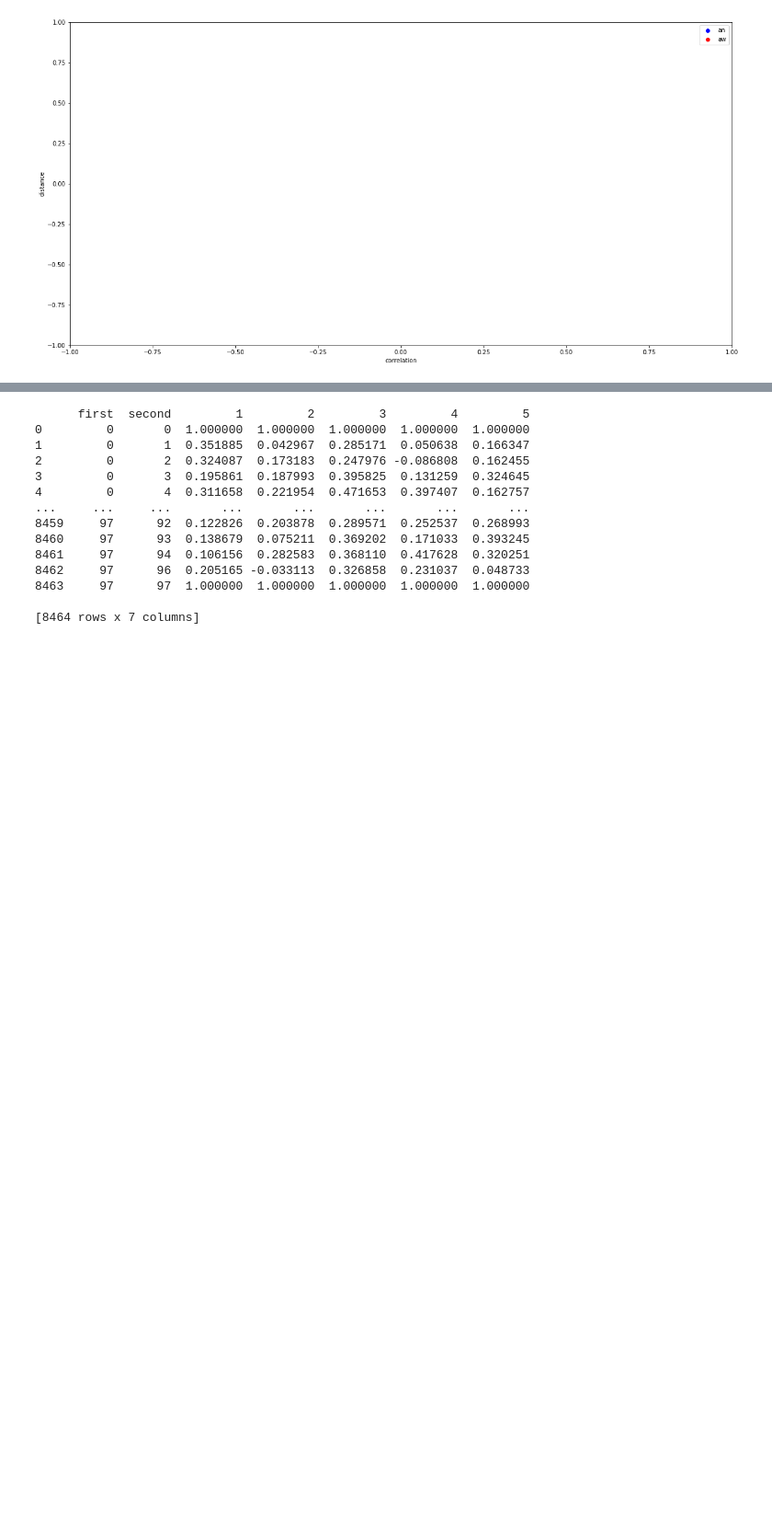
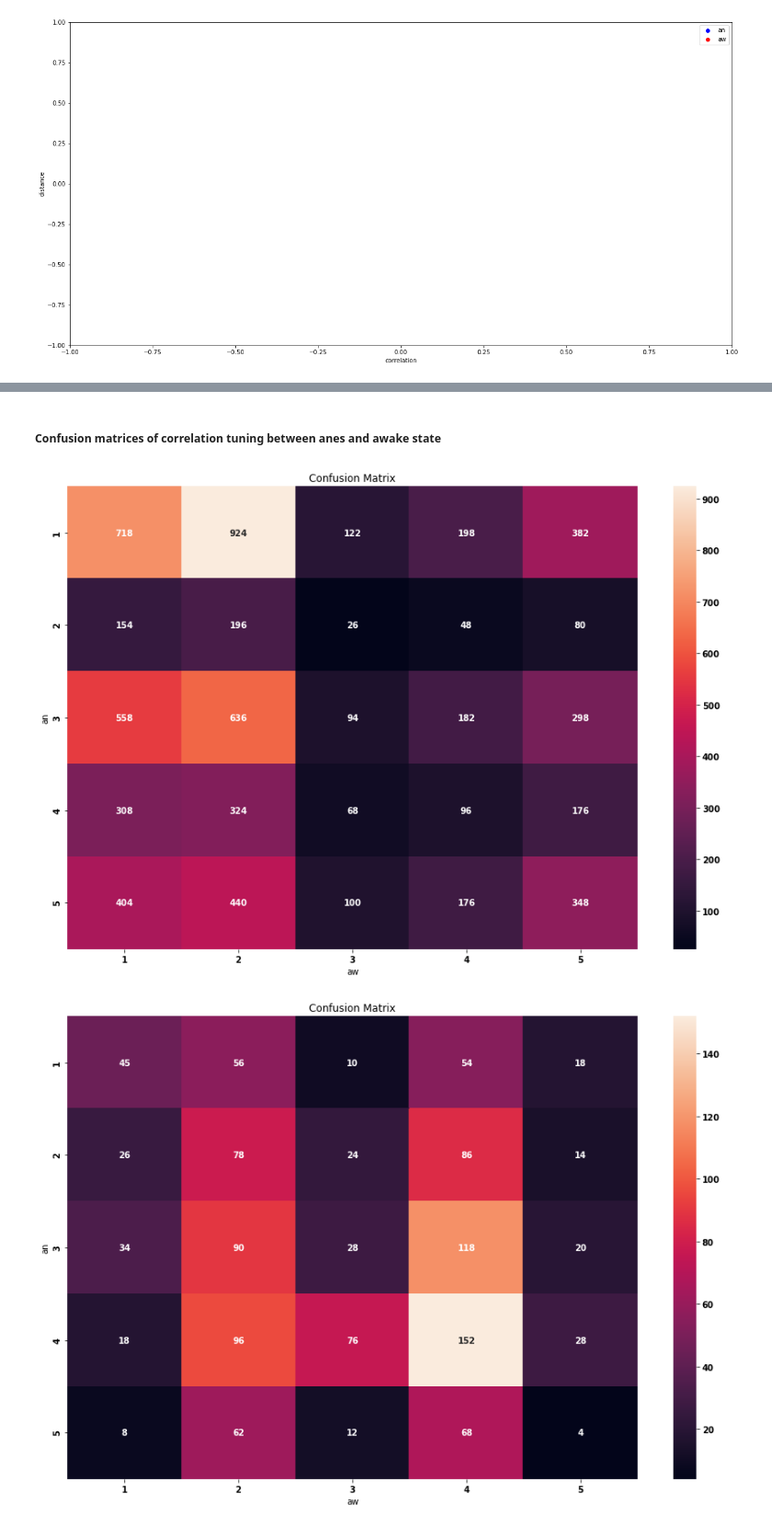
Before and after one commit to nedeljkovicmajaa/LMU_neuroscience, a Jupyter notebook: noise_correlation.ipynb, the cells around one changed output, grey strips where cells are left out. Shown at 92% size. Drawn from its saved outputs; the diff is of its cells as text; code cells hidden in the pictures; blank space fills up the shorter version.

Commit message:
nedeljkovicmajaa
matrices of confusion

```diff
--- a/noise_correlation.ipynb
+++ b/noise_correlation.ipynb
@@ -17,14 +18,14 @@ from cmath import nan
 # %% [markdown]
 ##### Loading .mat files - respPeak = peak of ind, allROIPositions
 # %%
-mat_load = sio.loadmat('C:/Users/m.nedeljkovic/Desktop/respPeak.mat')['x']
-roi_load = sio.loadmat('C:/Users/m.nedeljkovic/Desktop/allROIPositions.mat')['allROIPositions']
-list1 = sio.loadmat('C:/Users/m.nedeljkovic/Desktop/indicesSession1.mat')['indSess1']
-list2 = sio.loadmat('C:/Users/m.nedeljkovic/Desktop/List2.mat')['List2']
-list3 = sio.loadmat('C:/Users/m.nedeljkovic/Desktop/List3.mat')['List3']
-list4 = sio.loadmat('C:/Users/m.nedeljkovic/Desktop/List4.mat')['List4']
+mat_load = sio.loadmat('C:/Users/Zephyrus/Desktop/respPeak.mat')['x']
+roi_load = sio.loadmat('C:/Users/Zephyrus/Desktop/allROIPositions.mat')['allROIPositions']
+list1 = sio.loadmat('C:/Users/Zephyrus/Desktop/indicesSession1.mat')['indSess1']
+list2 = sio.loadmat('C:/Users/Zephyrus/Desktop/List2.mat')['List2']
+list3 = sio.loadmat('C:/Users/Zephyrus/Desktop/List3.mat')['List3']
+list4 = sio.loadmat('C:/Users/Zephyrus/Desktop/List4.mat')['List4']
 lista = [[k[0] for k in list1], [k[0] for k in list2], [k[0] for k in list3], [k[0] for k in list4]]
-ind_load = sio.loadmat('C:/Users/m.nedeljkovic/Desktop/blFinalHit.mat')['blFinalHit']
+ind_load = sio.loadmat('C:/Users/Zephyrus/Desktop/blFinalHit.mat')['blFinalHit']
 # %% [markdown]
 ##### General functions
 # %%
@@ -484 +483,3 @@ for trial in range(1,len(index)):
+# %% [markdown]
+##### Confusion matrices of correlation tuning between anes and awake state
 # %%
@@ -489,54 +490,76 @@ tune4 = sio.loadmat('C:/Users/m.nedeljkovic/Desktop/tuneSpec4.mat')['tuneSpecifi
 tune = [tune1, tune2, tune3, tune4]
 # %%
 #lenghts of each trial
+import matplotlib
 index = [0, 118, 88, 100, 98, 109, 78, 121, 76, 113, 97, 112, 118]
+font = {'family' : 'normal',
+        'weight' : 'bold',
+        'size'   : 10}
+
+matplotlib.rc('font', **font)
+
 
 for trial in range(1,len(index)):
 
     index, dat_tr, dat_stan, dat_staw, ind_stan, ind_staw = divide_data(index, trial, mat_load, ind_load)
 
     for sesion in range(4):
 
         #choose session
         dat_sean = dat_stan[:, sesion, :, :]
         dat_seaw = dat_staw[:, sesion, :, :]
         ind_sean = ind_stan[:, sesion, :, :]
         ind_seaw = ind_staw[:, sesion, :, :]
 
-        all_speakers_corr = pd.DataFrame()
+        all_speakan_corr = pd.DataFrame()
+        all_speakaw_corr = pd.DataFrame()
 
         #make dict to convert to dataframe
         for num in range(0,5):
             dat_df_an, dat_df_aw = make_dict_one_speaker(index, trial, lista[sesion], dat_sean, dat_seaw, num, ind_sean, ind_seaw)
             #exclude the rows/columns which index is not in the other dataframe
-            #df_corr_an, df_corr_aw = exclude_nan(dat_df_an, dat_df_aw)
-            df_corr_an, df_corr_aw = dat_df_an.dropna(how='all', axis=1).dropna(how='all', axis=0), dat_df_aw.dropna(how='all', axis=1).dropna(how='all', axis=0)
+            df_corr_an, df_corr_aw = exclude_nan(dat_df_an, dat_df_aw)
+            #df_corr_an, df_corr_aw = dat_df_an.dropna(how='all', axis=1).dropna(how='all', axis=0), dat_df_aw.dropna(how='all', axis=1).dropna(how='all', axis=0)
+
             df1 = df_corr_an.stack().reset_index()
             #set column names
             df1.columns = ['first', 'second', num+1]
             if(num==0):
-                all_speakers_corr = df1
+                all_speakan_corr = df1
             else:
-                all_speakers_corr[num+1] = df1[num+1]
+                all_speakan_corr[num+1] = df1[num+1]
+
+            df2 = df_corr_aw.stack().reset_index()
+            #set column names
+            df2.columns = ['first', 'second', num+1]
+            if(num==0):
+                all_speakaw_corr = df2
+            else:
+                all_speakaw_corr[num+1] = df2[num+1]
+
+        m = all_speakan_corr[[1,2,3,4,5]].agg(['idxmax','max'], axis=1).mask(lambda x: x['max'].eq(0))
+        all_speakan_corr = all_speakan_corr.join(m, how='left')
+
+        m = all_speakaw_corr[[1,2,3,4,5]].agg(['idxmax','max'], axis=1).mask(lambda x: x['max'].eq(0))
+        all_speakaw_corr = all_speakaw_corr.join(m, how='left')
+
+        compare = pd.DataFrame()
+        compare['first'], compare['second'] = all_speakan_corr['first'], all_speakan_corr['second']
+        compare['an'] = all_speakan_corr['idxmax']
+        compare['aw'] = all_speakaw_corr['idxmax']
 
 
-        print(all_speakers_corr)
+        cm = confusion_matrix(compare['an'], compare['aw'])
 
+        f,ax = plt.subplots(sharey=False,figsize=(15, 10))
+        sns.heatmap(cm, annot=True, fmt='g', ax=ax);  #annot=True to annotate cells, ftm='g' to disable scientific notation
+
+        # labels, title and ticks
+        ax.set_xlabel('aw');ax.set_ylabel('an');
+        ax.set_title('Confusion Matrix');
+        ax.xaxis.set_ticklabels(['1', '2', '3', '4', '5']); ax.yaxis.set_ticklabels(['1', '2', '3', '4', '5']);
 
         break
-    break
 # %% [output]
-      first  second         1         2         3         4         5
-0         0       0  1.000000  1.000000  1.000000  1.000000  1.000000
-1         0       1  0.351885  0.042967  0.285171  0.050638  0.166347
-2         0       2  0.324087  0.173183  0.247976 -0.086808  0.162455
-3         0       3  0.195861  0.187993  0.395825  0.131259  0.324645
-4         0       4  0.311658  0.221954  0.471653  0.397407  0.162757
-...     ...     ...       ...       ...       ...       ...       ...
-8459     97      92  0.122826  0.203878  0.289571  0.252537  0.268993
-8460     97      93  0.138679  0.075211  0.369202  0.171033  0.393245
-8461     97      94  0.106156  0.282583  0.368110  0.417628  0.320251
-8462     97      96  0.205165 -0.033113  0.326858  0.231037  0.048733
-8463     97      97  1.000000  1.000000  1.000000  1.000000  1.000000
-
-[8464 rows x 7 columns]
+[figure, added]
+[figure, added]
```
Also changed, not shown: parts of 4 cells of this notebook, 2 other files.
